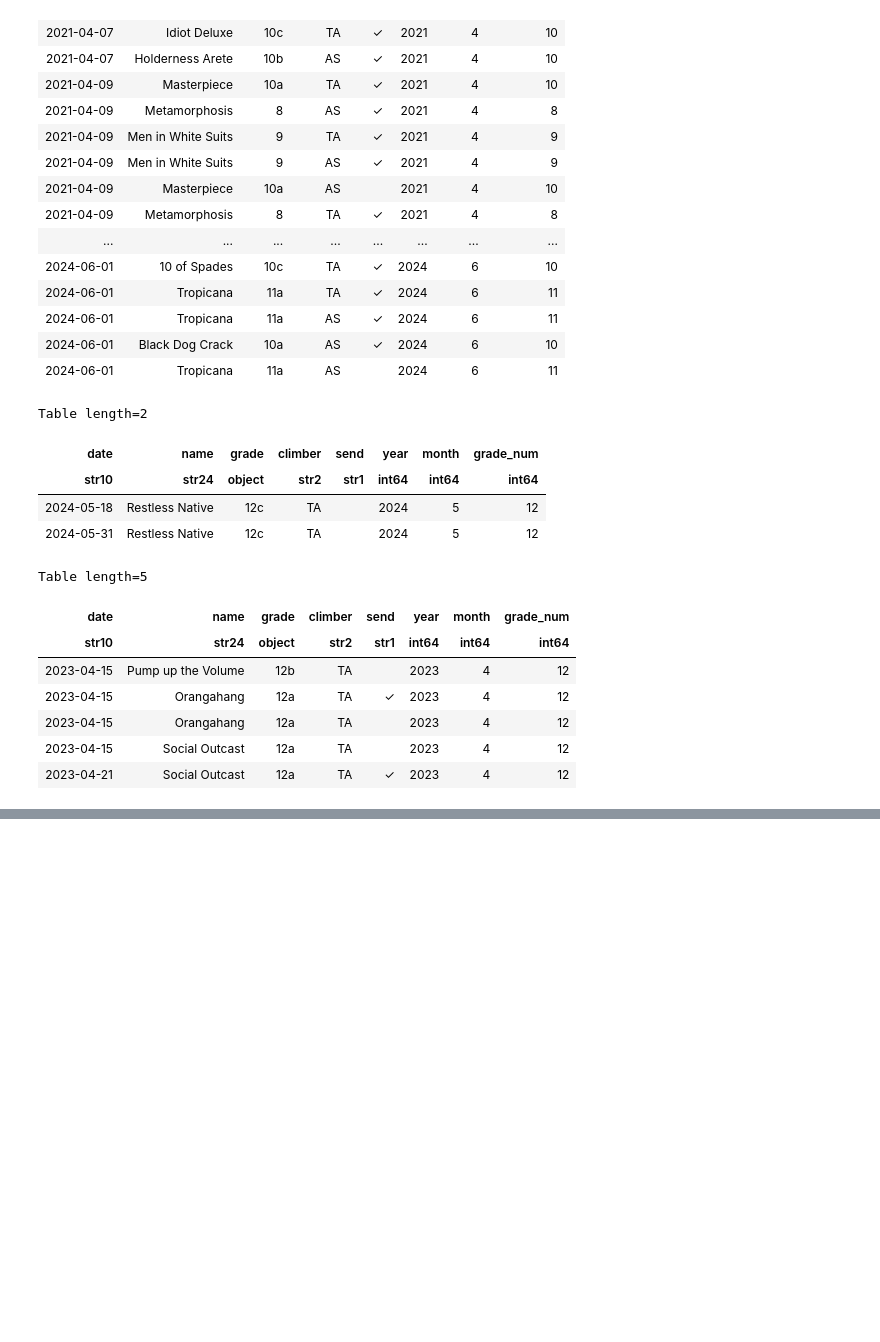
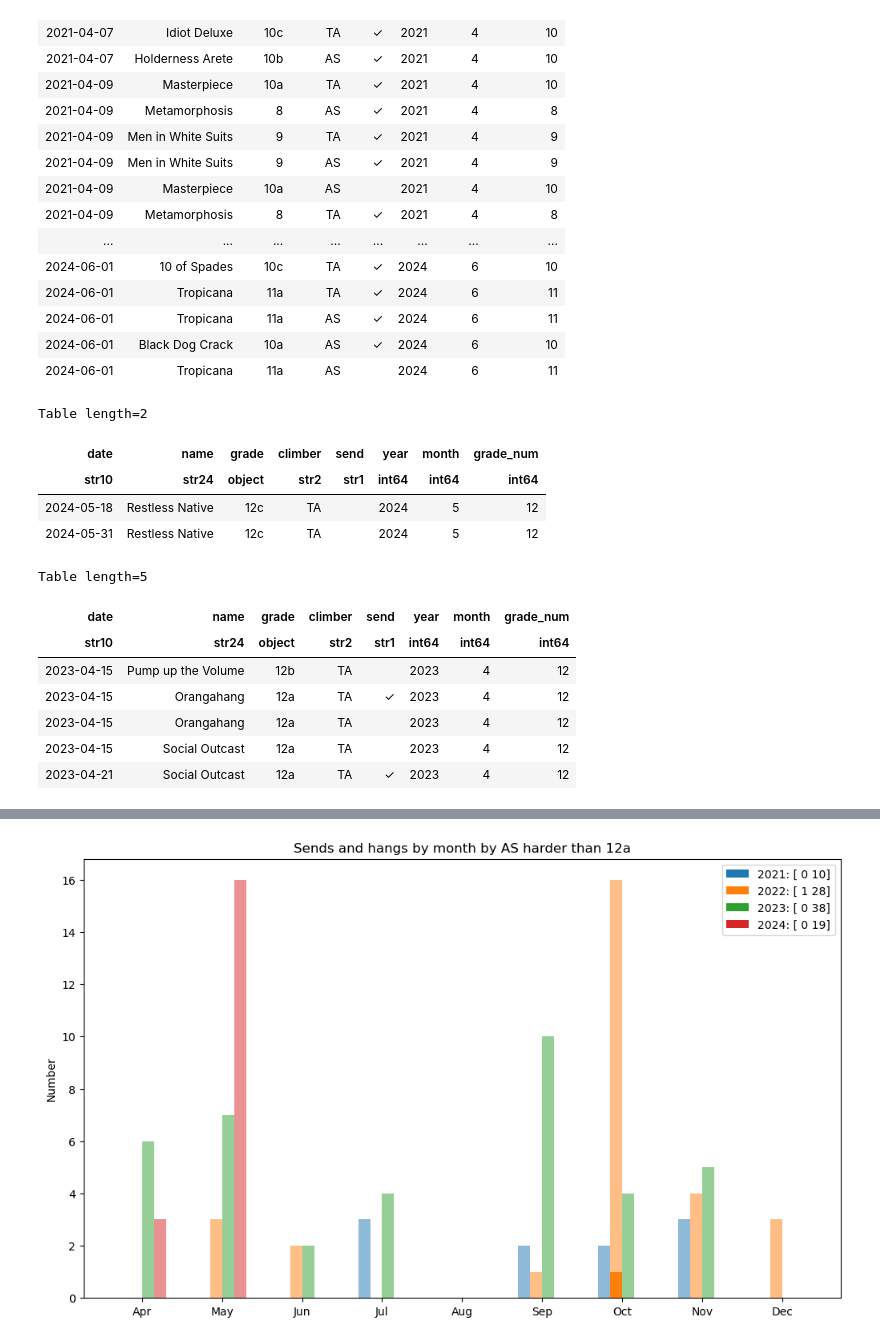
Before and after one commit to taldcroft/climb-stats, a Jupyter notebook: climb-stats.ipynb, the cells around one changed output, grey strips where cells are left out. Saved outputs shown, nothing was run; the diff lists cells and outputs as text; code cells hidden in the pictures; blank space fills up the shorter version.

```diff
--- a/climb-stats.ipynb
+++ b/climb-stats.ipynb
@@ -275 +313,12 @@ grouped_bar_chart(climbs, func=count_days, title="Days outside climbing")
+# %%
+plot_climb_stats(
+    climbs,
+    climber="AS",
+    grade_min="12a",
+    func=count_climbs_sends_hangs,
+    func_default=(0, 0),
+    title="Sends and hangs",
+)
+# %% [output]
+[figure, added]
 # %%
```
Also changed, not shown: parts of 5 cells of this notebook, 2 other files.
